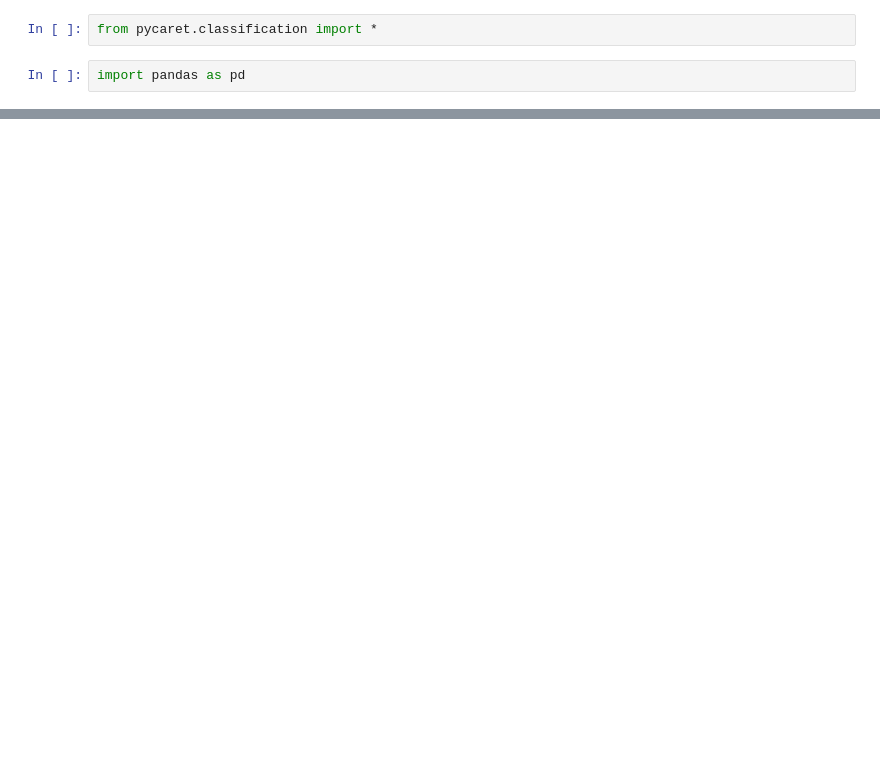
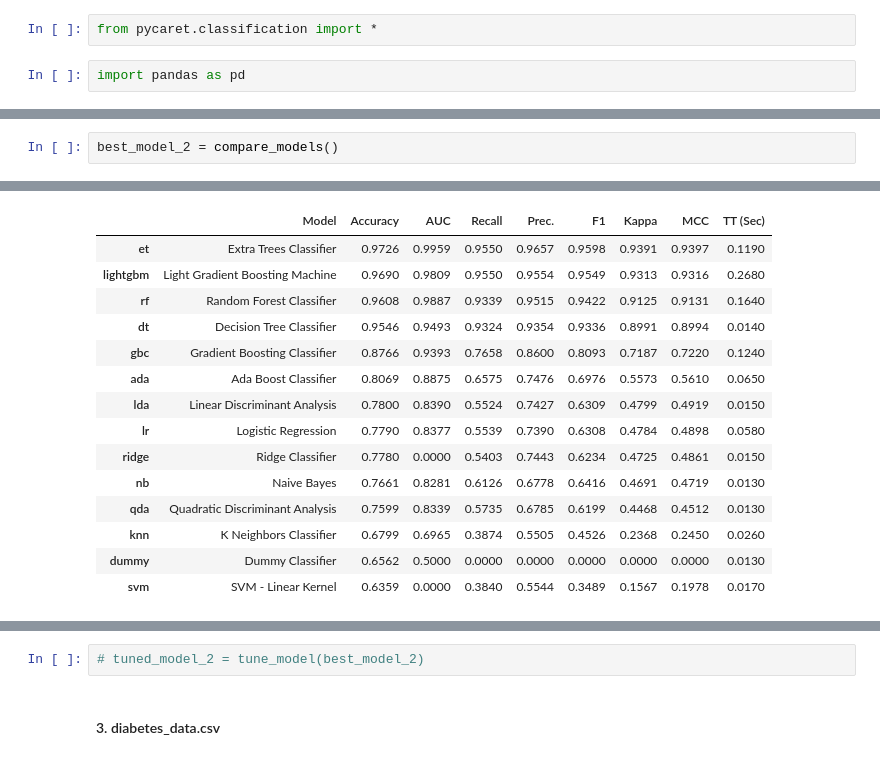
Before and after one commit to saifudienrosyid/finalproject_KKPM, a Jupyter notebook: halo.ipynb, the cells around one changed output, grey strips where cells are left out. Drawn from its saved outputs; the diff is of its cells as text; blank space fills up the shorter version.

```diff
--- a/halo.ipynb
+++ b/halo.ipynb
@@ -76,0 +91,3 @@ Fitting 10 folds for each of 10 candidates, totalling 100 fits
+# %%
+best_model_2 = compare_models()
+# %% [output]
@@ -76,0 +95,15 @@ Fitting 10 folds for each of 10 candidates, totalling 100 fits
+|  | Model | Accuracy | AUC | Recall | Prec. | F1 | Kappa | MCC | TT (Sec) |
+| et | Extra Trees Classifier | 0.9726 | 0.9959 | 0.9550 | 0.9657 | 0.9598 | 0.9391 | 0.9397 | 0.1190 |
+| lightgbm | Light Gradient Boosting Machine | 0.9690 | 0.9809 | 0.9550 | 0.9554 | 0.9549 | 0.9313 | 0.9316 | 0.2680 |
+| rf | Random Forest Classifier | 0.9608 | 0.9887 | 0.9339 | 0.9515 | 0.9422 | 0.9125 | 0.9131 | 0.1640 |
+| dt | Decision Tree Classifier | 0.9546 | 0.9493 | 0.9324 | 0.9354 | 0.9336 | 0.8991 | 0.8994 | 0.0140 |
+| gbc | Gradient Boosting Classifier | 0.8766 | 0.9393 | 0.7658 | 0.8600 | 0.8093 | 0.7187 | 0.7220 | 0.1240 |
+| ada | Ada Boost Classifier | 0.8069 | 0.8875 | 0.6575 | 0.7476 | 0.6976 | 0.5573 | 0.5610 | 0.0650 |
+| lda | Linear Discriminant Analysis | 0.7800 | 0.8390 | 0.5524 | 0.7427 | 0.6309 | 0.4799 | 0.4919 | 0.0150 |
+| lr | Logistic Regression | 0.7790 | 0.8377 | 0.5539 | 0.7390 | 0.6308 | 0.4784 | 0.4898 | 0.0580 |
+| ridge | Ridge Classifier | 0.7780 | 0.0000 | 0.5403 | 0.7443 | 0.6234 | 0.4725 | 0.4861 | 0.0150 |
+| nb | Naive Bayes | 0.7661 | 0.8281 | 0.6126 | 0.6778 | 0.6416 | 0.4691 | 0.4719 | 0.0130 |
+| qda | Quadratic Discriminant Analysis | 0.7599 | 0.8339 | 0.5735 | 0.6785 | 0.6199 | 0.4468 | 0.4512 | 0.0130 |
+| knn | K Neighbors Classifier | 0.6799 | 0.6965 | 0.3874 | 0.5505 | 0.4526 | 0.2368 | 0.2450 | 0.0260 |
+| dummy | Dummy Classifier | 0.6562 | 0.5000 | 0.0000 | 0.0000 | 0.0000 | 0.0000 | 0.0000 | 0.0130 |
+| svm | SVM - Linear Kernel | 0.6359 | 0.0000 | 0.3840 | 0.5544 | 0.3489 | 0.1567 | 0.1978 | 0.0170 |
@@ -76,0 +111,4 @@ Fitting 10 folds for each of 10 candidates, totalling 100 fits
+# %%
+# tuned_model_2 = tune_model(best_model_2)
+# %% [markdown]
+#### 3. diabetes_data.csv
```
Also changed, not shown: parts of 25 cells of this notebook, 7 other files.
